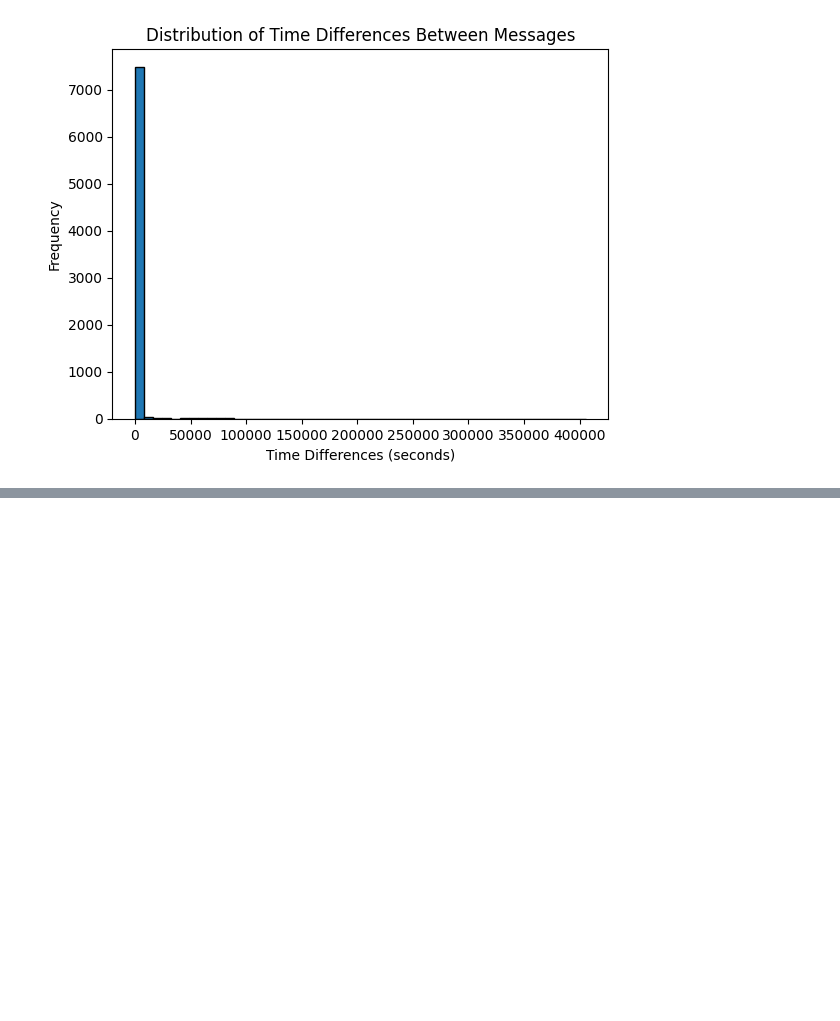
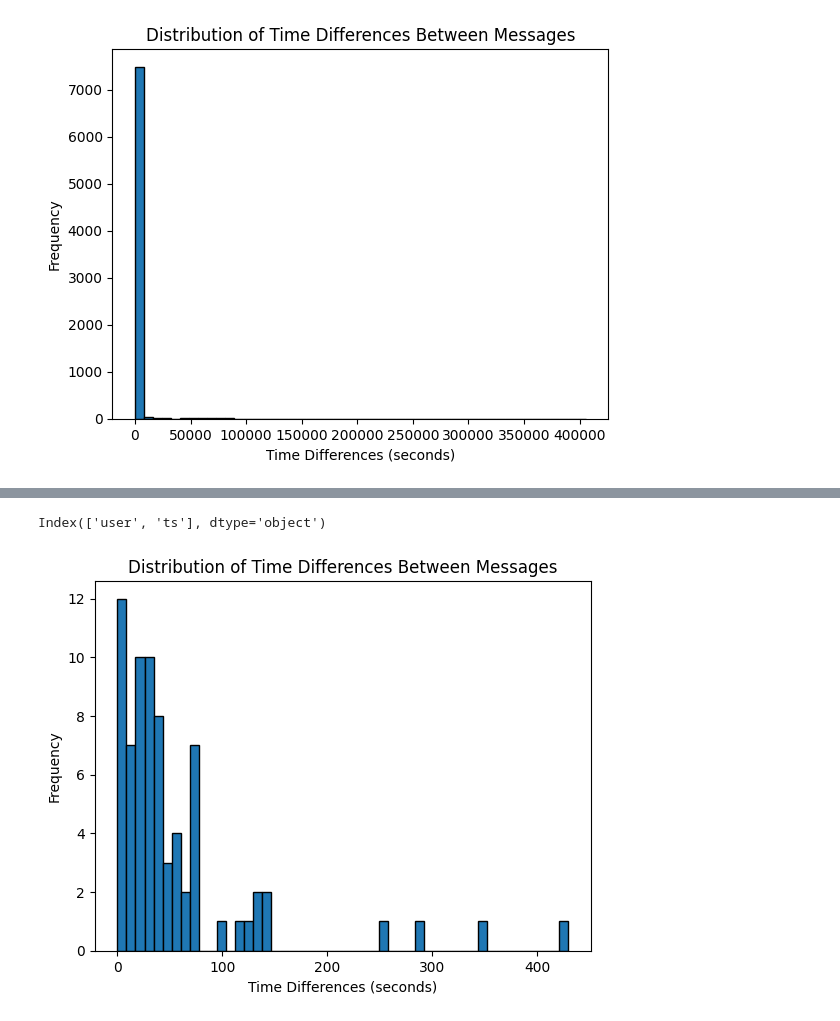
Before and after one commit to olaniSiyum/week0-starter-network-analysis, a Jupyter notebook: notebooks/dist_plot_topic_modeling.ipynb, the cells around one changed output, grey strips where cells are left out. Drawn from its saved outputs; the diff is of its cells as text; code cells hidden in the pictures; blank space fills up the shorter version.

Commit message:
plots hist of consecutive replies

```diff
--- a/notebooks/dist_plot_topic_modeling.ipynb
+++ b/notebooks/dist_plot_topic_modeling.ipynb
@@ -69,0 +81,35 @@ plt.show()
+# %%
+msg_content = sl.get_channel_messages(channel_name='all-community-building')
+# %%
+def filter_msg(msg_content):
+
+    for msg in msg_content:
+        if 'reply_count' in msg.keys():
+            if msg['reply_count']==75:
+                return msg
+# %%
+top_reply_count_message = filter_msg(msg_content)
+# %%
+# convery replies key to a dataframe
+df_replies = pd.DataFrame(top_reply_count_message['replies'])
+# %%
+df_replies.columns
+# %% [output]
+Index(['user', 'ts'], dtype='object')
+# %%
+df_replies['ts'] = pd.to_datetime(df_replies['ts'], unit='s')
+
+# Sort the DataFrame by 'message_sent_time'
+df_replies = df_replies.sort_values(by='ts')
+
+# Calculate time differences between consecutive messages
+df_replies['time_difference'] = df_replies['ts'].diff()
+
+# Plot the distribution of time differences
+plt.hist(df_replies['time_difference'].dt.total_seconds(), bins=50, edgecolor='black')
+plt.xlabel('Time Differences (seconds)')
+plt.ylabel('Frequency')
+plt.title('Distribution of Time Differences Between Messages')
+plt.show()
+# %% [output]
+[figure, added]
```
Also changed, not shown: parts of 5 cells of this notebook.
